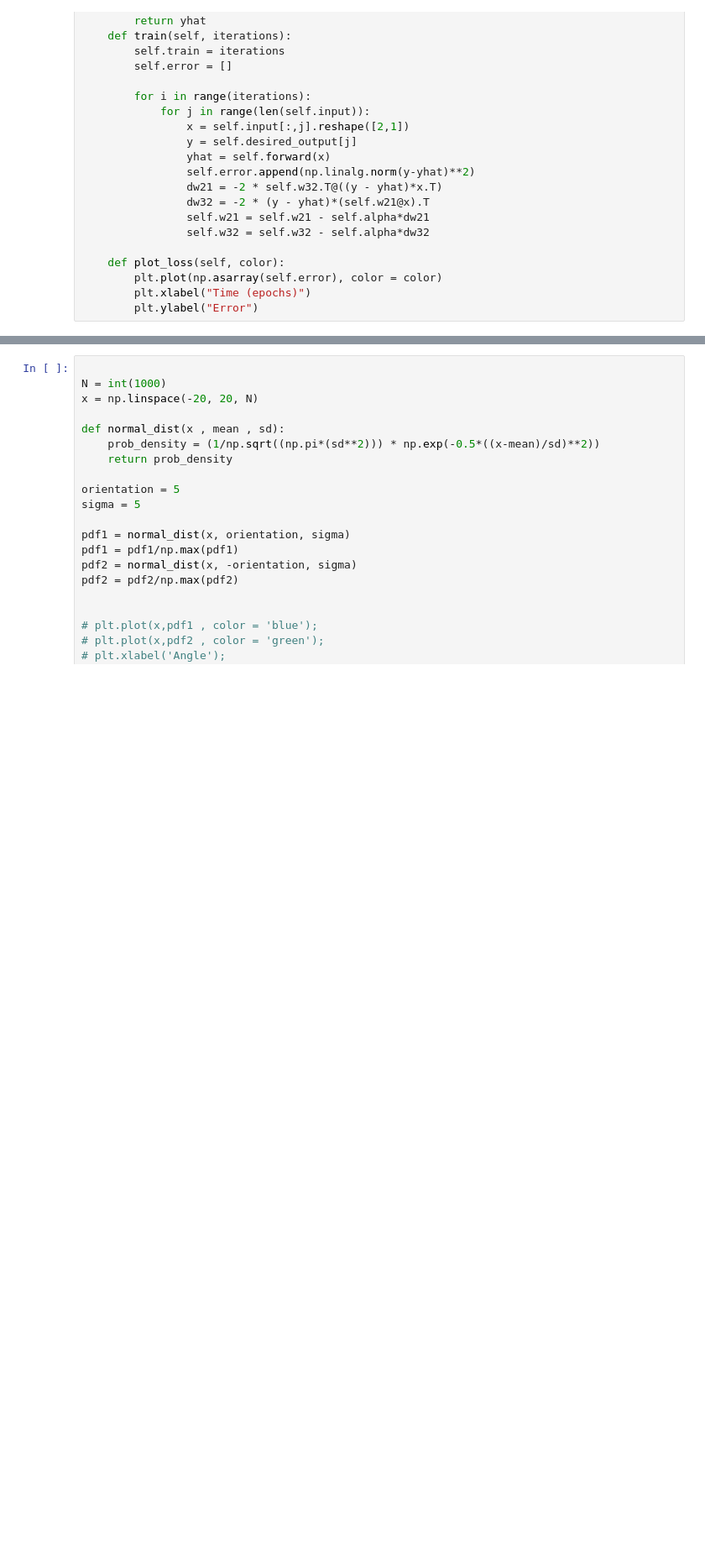
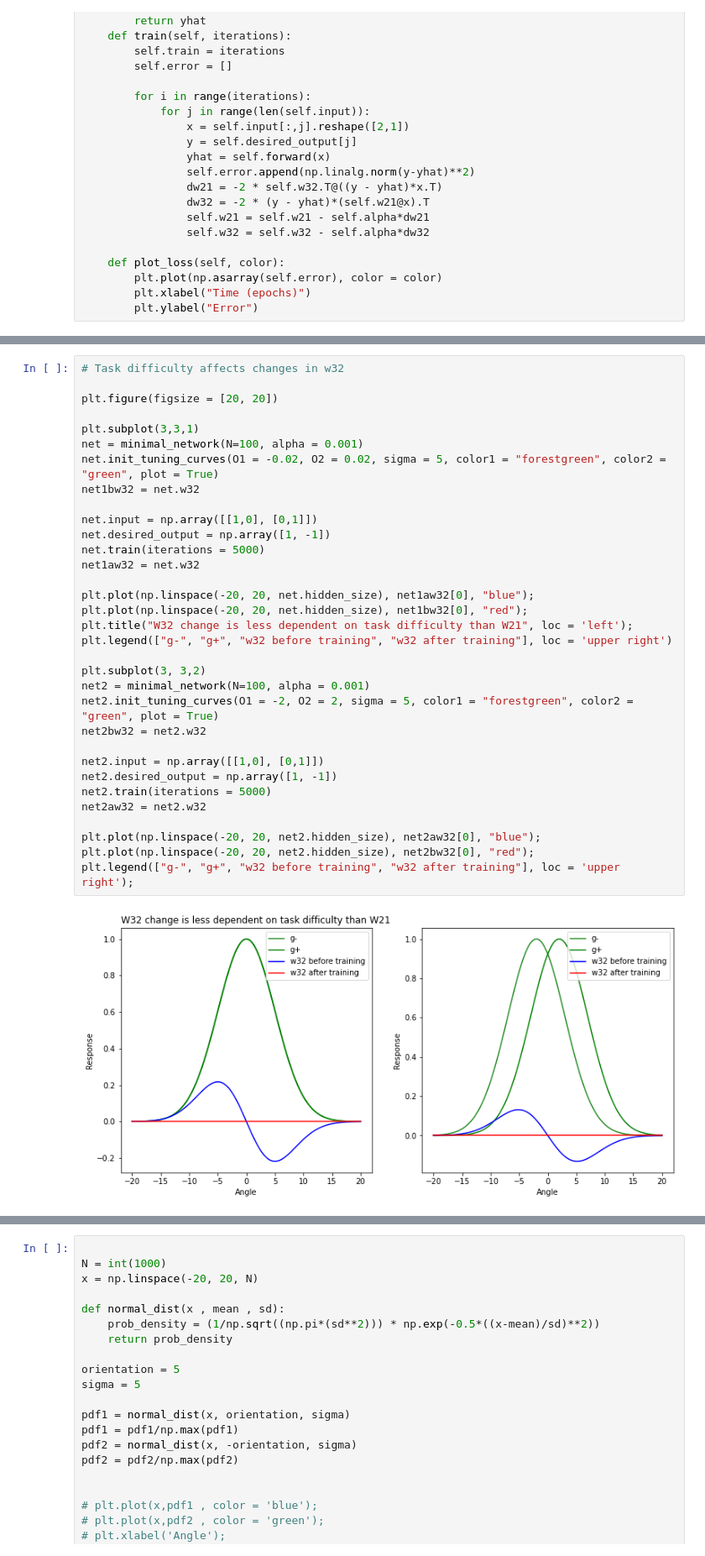
Before and after one commit to pacochow/Modelling-vpl, a Jupyter notebook: Minimal_model_numpy.ipynb, the cells around one changed output, grey strips where cells are left out. Shown at 84% size. Cells and saved outputs as stored; diff of their text form; blank space fills up the shorter version.

```diff
--- a/Minimal_model_numpy.ipynb
+++ b/Minimal_model_numpy.ipynb
@@ -98,3 +144,38 @@ plt.legend(["g-", "g+", "d"])
+# %%
+# Task difficulty affects changes in w32
+
+plt.figure(figsize = [20, 20])
+
+plt.subplot(3,3,1)
+net = minimal_network(N=100, alpha = 0.001)
+net.init_tuning_curves(O1 = -0.02, O2 = 0.02, sigma = 5, color1 = "forestgreen", color2 = "green", plot = True)
+net1bw32 = net.w32
+
+net.input = np.array([[1,0], [0,1]])
+net.desired_output = np.array([1, -1])
+net.train(iterations = 5000)
+net1aw32 = net.w32
+
+plt.plot(np.linspace(-20, 20, net.hidden_size), net1aw32[0], "blue");
+plt.plot(np.linspace(-20, 20, net.hidden_size), net1bw32[0], "red");
+plt.title("W32 change is less dependent on task difficulty than W21", loc = 'left');
+plt.legend(["g-", "g+", "w32 before training", "w32 after training"], loc = 'upper right')
+
+plt.subplot(3, 3,2)
+net2 = minimal_network(N=100, alpha = 0.001)
+net2.init_tuning_curves(O1 = -2, O2 = 2, sigma = 5, color1 = "forestgreen", color2 = "green", plot = True)
+net2bw32 = net2.w32
+
+net2.input = np.array([[1,0], [0,1]])
+net2.desired_output = np.array([1, -1])
+net2.train(iterations = 5000)
+net2aw32 = net2.w32
+
+plt.plot(np.linspace(-20, 20, net2.hidden_size), net2aw32[0], "blue");
+plt.plot(np.linspace(-20, 20, net2.hidden_size), net2bw32[0], "red");
+plt.legend(["g-", "g+", "w32 before training", "w32 after training"], loc = 'upper right');
+# %% [output]
+[figure, added]
 # %%
 v = np.dot(d.T, gplus)
 alpha = 0.2
```
Also changed, not shown: parts of 6 cells of this notebook, 3 other files.
